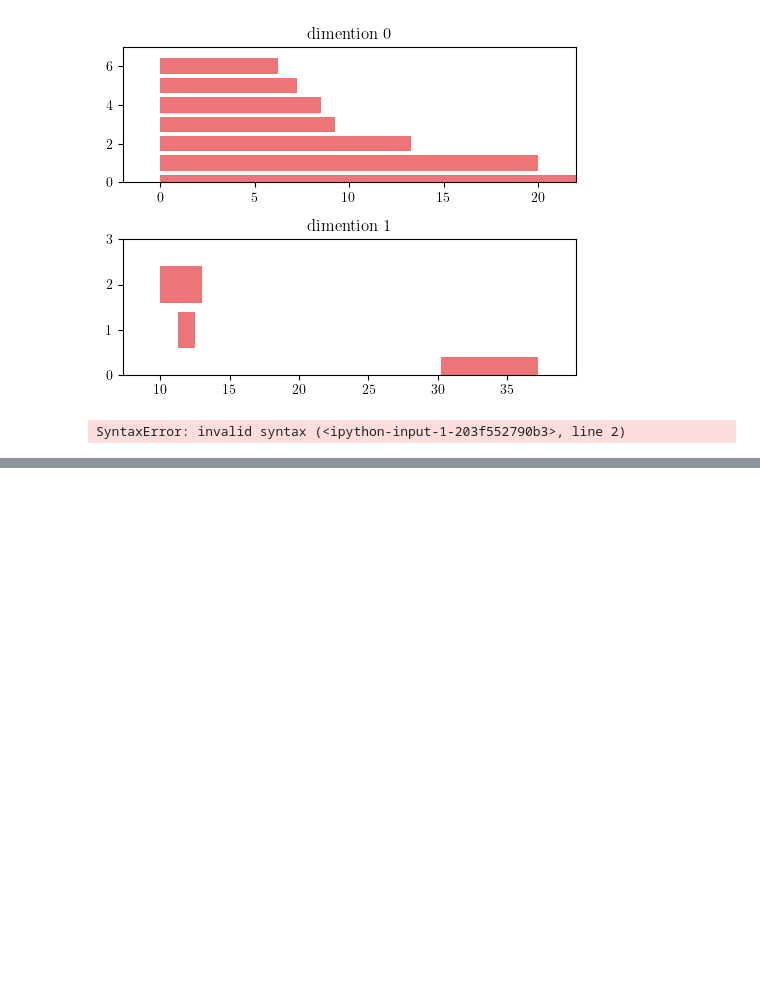
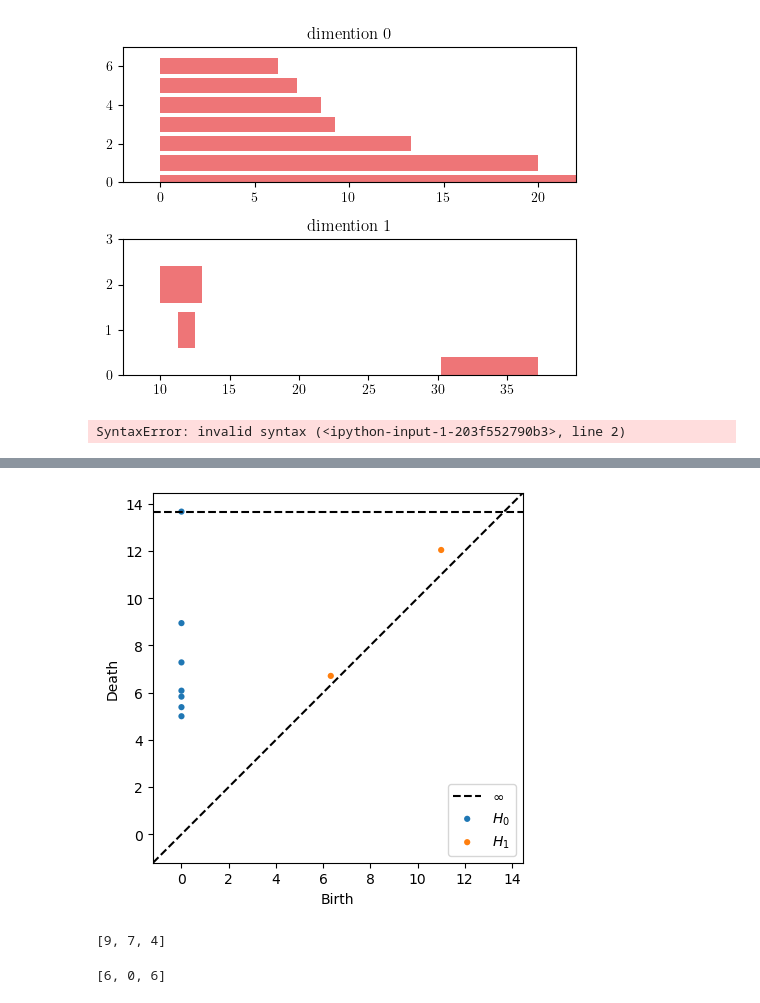
Before and after one commit to BorovTech/He_who_laughs_last, a Jupyter notebook: Topological_analysis/Untitled.ipynb, the cells around one changed output, grey strips where cells are left out. Saved outputs shown, nothing was run; the diff lists cells and outputs as text; code cells hidden in the pictures; blank space fills up the shorter version.

```diff
--- a/Topological_analysis/Untitled.ipynb
+++ b/Topological_analysis/Untitled.ipynb
@@ -161,0 +176,21 @@ SyntaxError: invalid syntax (<ipython-input-1-203f552790b3>, line 2)
+# %%
+from ripser import ripser
+from persim import plot_diagrams
+from ripser import Rips
+import math
+point_cloud= np.array([[1, 1, 0], [7, 0, 0], [4, 6, 0], [9, 6,0], [0, 14, 0], [2, 19, 0], [9, 17,0]])
+result = ripser(point_cloud,coeff=17, do_cocycles=True, n_perm=7)
+diagrams = result['dgms']
+plot_diagrams(diagrams, show = True)
+cocycles = result['cocycles']
+hole=cocycles[1]
+# %% [output]
+[figure, added]
+# %%
+x_hole_feature
+# %% [output]
+[9, 7, 4]
+# %%
+y_hole_feature
+# %% [output]
+[6, 0, 6]
```
Also changed, not shown: parts of 17 cells of this notebook, 1 other file.
